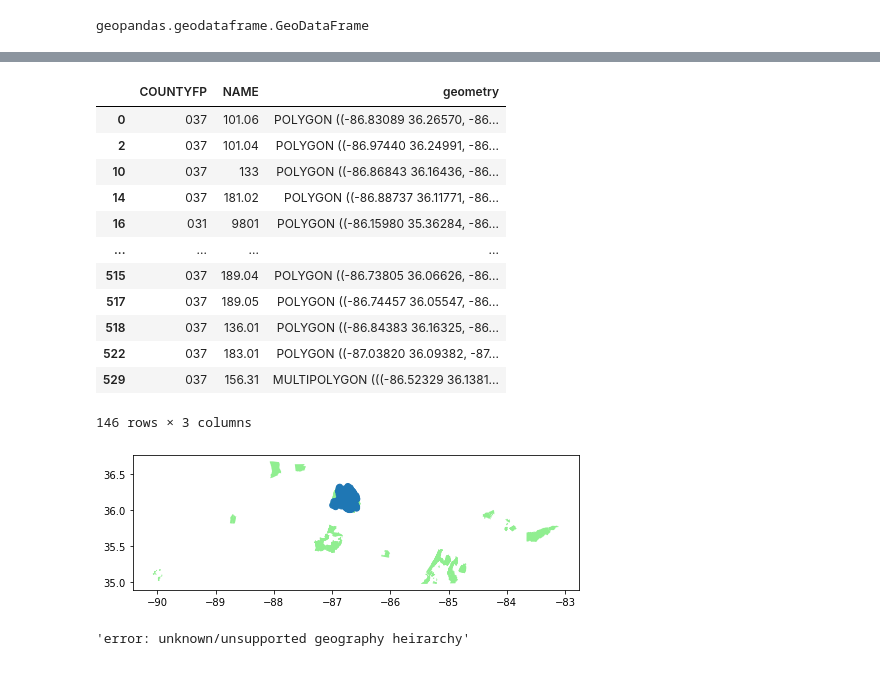
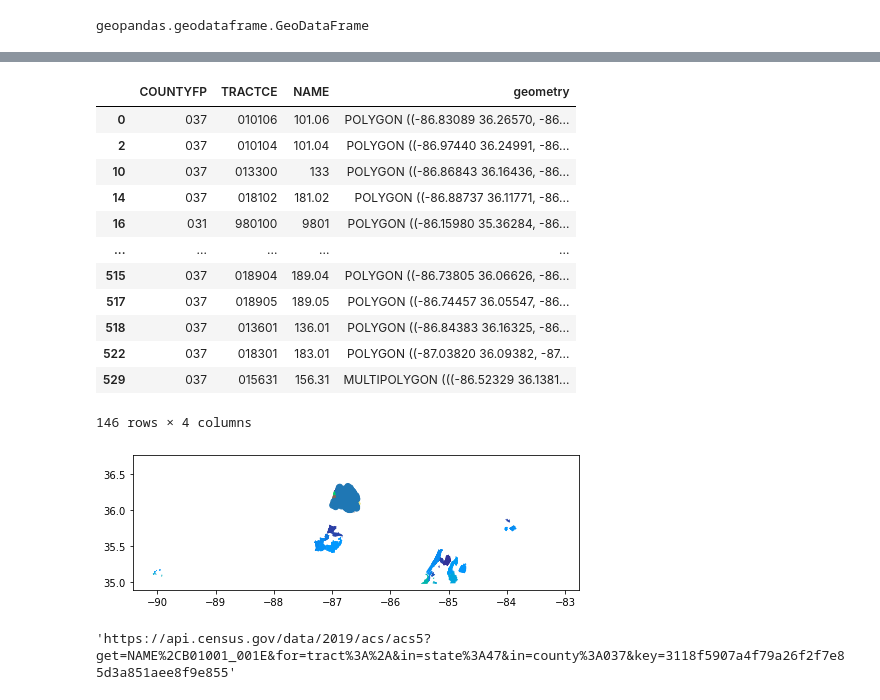
Before and after one commit to nss-data-science-cohort-5/geospatial_api-silver-sharks, a Jupyter notebook: Project2_Group_Conrad.ipynb, the cells around one changed output, grey strips where cells are left out. Saved outputs shown, nothing was run; the diff lists cells and outputs as text; code cells hidden in the pictures.

Commit message:
Finally able to download census data. Did some clean-up

```diff
--- a/Project2_Group_Conrad.ipynb
+++ b/Project2_Group_Conrad.ipynb
@@ -20,8 +27,9 @@ response = requests.get(endpoint, params)
 # %%
-res = response.json()
-res = pd.DataFrame(res, columns=['incident_reported', 'offense_description', 'latitude', 'longitude', 'zip_code'])
-res['date_reported'] = res['incident_reported'].str.split("T", expand=True)[0]
-res_trimmed = res.drop(columns='incident_reported')
+res_trimmed = pd.DataFrame(res_trimmed, columns=['incident_reported', 'offense_description', 'latitude', 'longitude', 'zip_code'])
+
+res_trimmed['incident_reported'] = res_trimmed['incident_reported'].str.split("T", expand=True)[0]
+
 burglary_reports = res_trimmed[res_trimmed['offense_description'].str.contains('BURGLARY- AGGRAVATED')]
+
 burglary_reports.head()
 # %% [output]
@@ -107,4 +114,5 @@ burglary_geo = gpd.GeoDataFrame(burglary_reports,
 # %%
-census_tract = census_tract[['COUNTYFP', 'NAME', 'geometry']]
+census_tract = census_tract[['COUNTYFP', 'TRACTCE', 'NAME', 'geometry']]
 #census_tract['COUNTYFP'] = census_tract['COUNTYFP'].apply(pd.to_numeric)
 #census_tract = census_tract[census_tract['COUNTYFP'] == 37]
+census_tract.head()
@@ -112,5 +127,6 @@ census_tract = census_tract[['COUNTYFP', 'NAME', 'geometry']]
 burglary_by_tract = gpd.sjoin(burglary_geo, census_tract, op = 'within')
 # %%
 burglary_by_tract.drop_duplicates(subset='geometry', inplace=True)
-burglary_by_tract
+burglary_by_tract = burglary_by_tract.drop(columns='index_right')
+burglary_by_tract.head()
 # %% [output]
@@ -133,25 +142,25 @@ census_tract_names = pd.DataFrame(census_tract_names)
 polygon_nash = pd.merge(census_tract, census_tract_names, on = 'NAME')
 polygon_nash.drop_duplicates(subset='NAME')
 # %% [output]
-|  | COUNTYFP | NAME | geometry |
-| 0 | 037 | 101.06 | POLYGON ((-86.83089 36.26570, -86... |
-| 2 | 037 | 101.04 | POLYGON ((-86.97440 36.24991, -86... |
-| 10 | 037 | 133 | POLYGON ((-86.86843 36.16436, -86... |
-| 14 | 037 | 181.02 | POLYGON ((-86.88737 36.11771, -86... |
-| 16 | 031 | 9801 | POLYGON ((-86.15980 35.36284, -86... |
-| ... | ... | ... | ... |
-| 515 | 037 | 189.04 | POLYGON ((-86.73805 36.06626, -86... |
-| 517 | 037 | 189.05 | POLYGON ((-86.74457 36.05547, -86... |
-| 518 | 037 | 136.01 | POLYGON ((-86.84383 36.16325, -86... |
-| 522 | 037 | 183.01 | POLYGON ((-87.03820 36.09382, -87... |
-| 529 | 037 | 156.31 | MULTIPOLYGON (((-86.52329 36.1381... |
+|  | COUNTYFP | TRACTCE | NAME | geometry |
+| 0 | 037 | 010106 | 101.06 | POLYGON ((-86.83089 36.26570, -86... |
+| 2 | 037 | 010104 | 101.04 | POLYGON ((-86.97440 36.24991, -86... |
+| 10 | 037 | 013300 | 133 | POLYGON ((-86.86843 36.16436, -86... |
+| 14 | 037 | 018102 | 181.02 | POLYGON ((-86.88737 36.11771, -86... |
+| 16 | 031 | 980100 | 9801 | POLYGON ((-86.15980 35.36284, -86... |
+| ... | ... | ... | ... | ... |
+| 515 | 037 | 018904 | 189.04 | POLYGON ((-86.73805 36.06626, -86... |
+| 517 | 037 | 018905 | 189.05 | POLYGON ((-86.74457 36.05547, -86... |
+| 518 | 037 | 013601 | 136.01 | POLYGON ((-86.84383 36.16325, -86... |
+| 522 | 037 | 018301 | 183.01 | POLYGON ((-87.03820 36.09382, -87... |
+| 529 | 037 | 015631 | 156.31 | MULTIPOLYGON (((-86.52329 36.1381... |
-146 rows × 3 columns
+146 rows × 4 columns
 # %%
-ax = polygon_nash.plot(figsize = (8, 10), color = 'lightgreen')
+ax = polygon_nash.plot(column='TRACTCE', figsize = (8, 10), cmap='terrain')
 burglary_by_tract.plot(ax = ax, column = 'offense_description')
 plt.show();
 # %% [output]
-[figure, old version]
+[figure, new version]
 # %%
 with open('data/data_census.json') as fi:
     credentials = json.load(fi)
@@ -169,9 +176,9 @@ params = {
 }
 # %%
 response = requests.get(endpoint, params=params)
-response.text
+response.url
 # %% [output]
-'error: unknown/unsupported geography heirarchy'
+'https://api.census.gov/data/2019/acs/acs5?get=NAME%2CB01001_001E&for=tract%3A%2A&in=state%3A47&in=county%3A037&key=3118f5907a4f79a26f2f7e85d3a851aee8f9e855'
 # %%
 res = response.json()
 res = pd.DataFrame(res)
```
Also changed, not shown: parts of 14 cells of this notebook.
